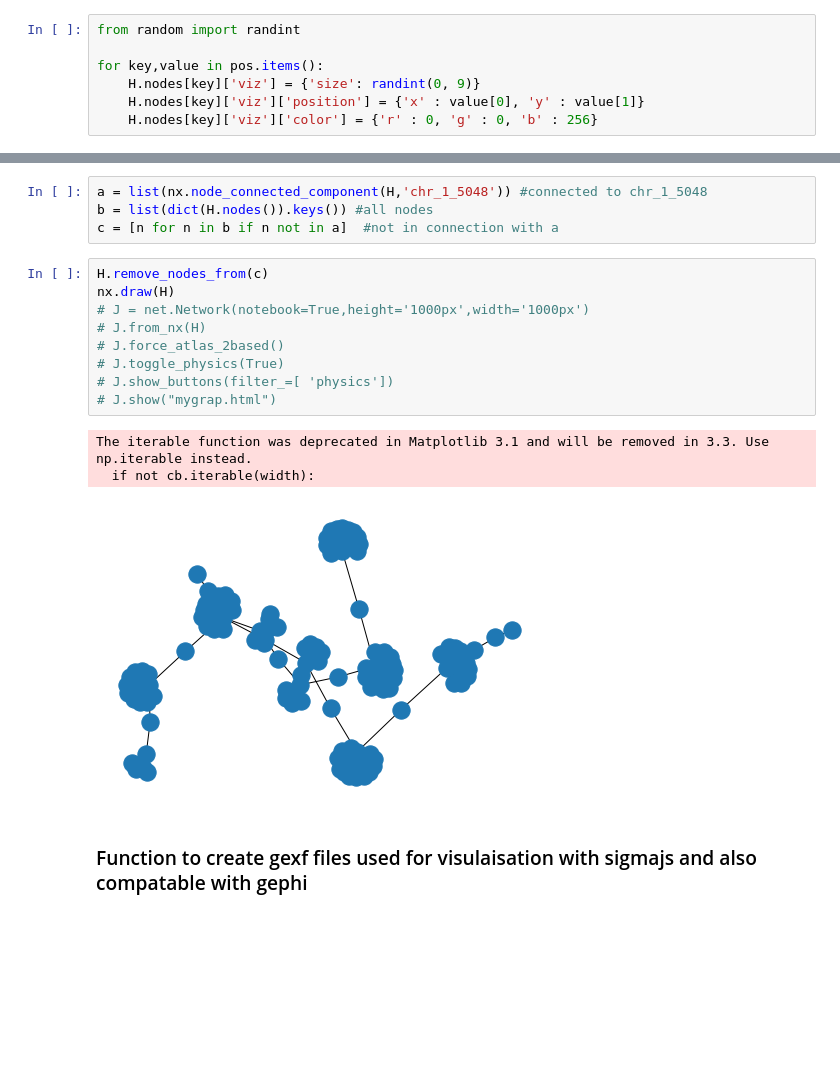
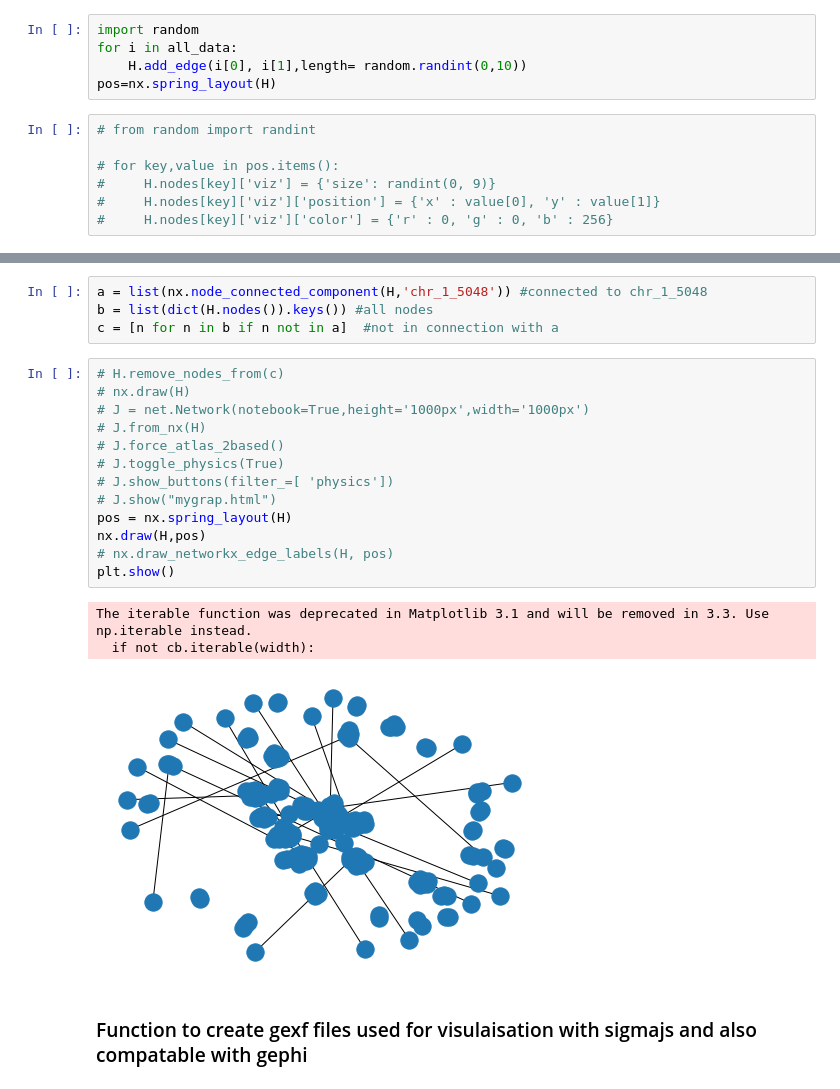
Before and after one commit to orionpax00/ChrVis, a Jupyter notebook: scripts/Network_analysis.ipynb, the cells around one changed output, grey strips where cells are left out. Cells and saved outputs as stored; diff of their text form; blank space fills up the shorter version.

```diff
--- a/scripts/Network_analysis.ipynb
+++ b/scripts/Network_analysis.ipynb
@@ -21,7 +19,12 @@ pos=nx.spring_layout(H)
+# %%
+import random
+for i in all_data:
+    H.add_edge(i[0], i[1],length= random.randint(0,10))
+pos=nx.spring_layout(H)
 # %%
-from random import randint
+# from random import randint
 
-for key,value in pos.items():
-    H.nodes[key]['viz'] = {'size': randint(0, 9)}
-    H.nodes[key]['viz']['position'] = {'x' : value[0], 'y' : value[1]}
-    H.nodes[key]['viz']['color'] = {'r' : 0, 'g' : 0, 'b' : 256}
+# for key,value in pos.items():
+#     H.nodes[key]['viz'] = {'size': randint(0, 9)}
+#     H.nodes[key]['viz']['position'] = {'x' : value[0], 'y' : value[1]}
+#     H.nodes[key]['viz']['color'] = {'r' : 0, 'g' : 0, 'b' : 256}
@@ -39,18 +46,22 @@ a = list(nx.node_connected_component(H,'chr_1_5048')) #connected to chr_1_5048
 b = list(dict(H.nodes()).keys()) #all nodes
 c = [n for n in b if n not in a]  #not in connection with a
 # %%
-H.remove_nodes_from(c)
-nx.draw(H)
+# H.remove_nodes_from(c)
+# nx.draw(H)
 # J = net.Network(notebook=True,height='1000px',width='1000px')
 # J.from_nx(H)
 # J.force_atlas_2based()
 # J.toggle_physics(True)
 # J.show_buttons(filter_=[ 'physics'])
 # J.show("mygrap.html")
+pos = nx.spring_layout(H)
+nx.draw(H,pos)
+# nx.draw_networkx_edge_labels(H, pos)
+plt.show()
 # %% [output]
 The iterable function was deprecated in Matplotlib 3.1 and will be removed in 3.3. Use np.iterable instead.
   if not cb.iterable(width):
-[figure, old version]
+[figure, new version]
 # %% [markdown]
 ### Function to create gexf files used for visulaisation with sigmajs and also compatable with gephi
 # %%
```
Also changed, not shown: parts of 6 cells of this notebook, 7 other files.
